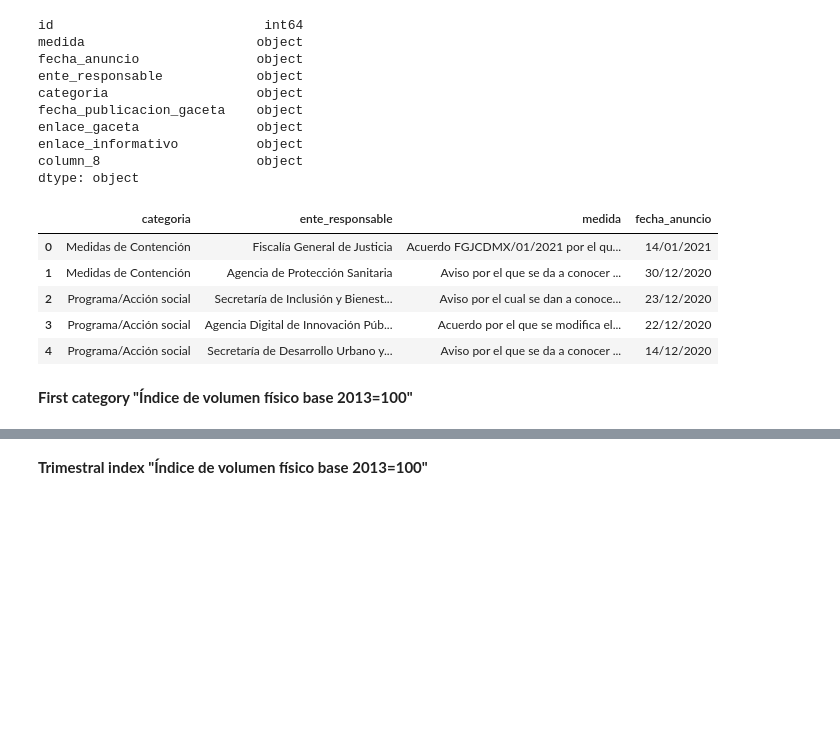
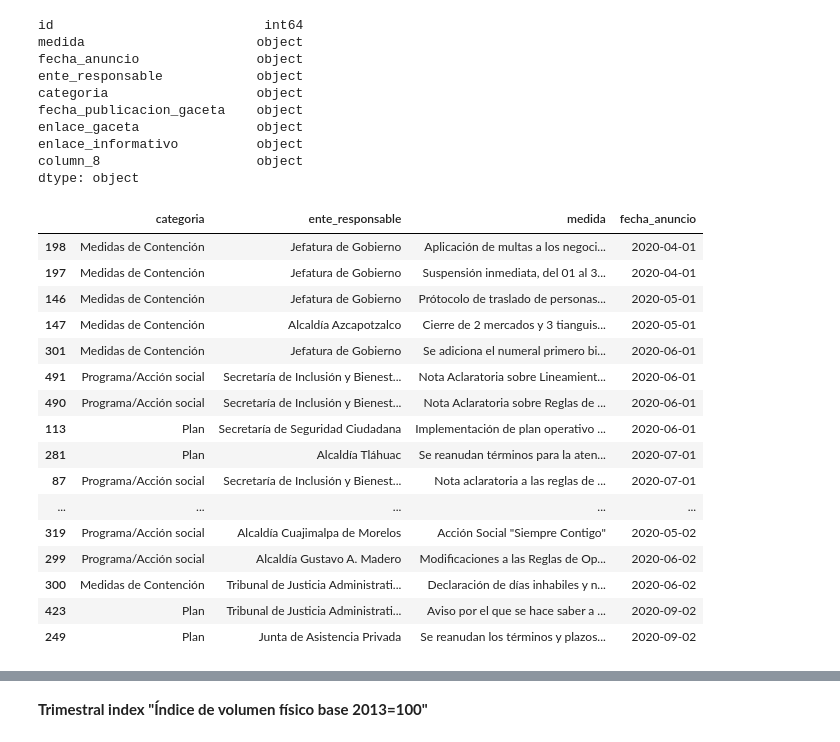
Before and after one commit to martinsingla/data-project, a Jupyter notebook: contingency-measures-covid19.ipynb, the cells around one changed output, grey strips where cells are left out. Saved outputs shown, nothing was run; the diff lists cells and outputs as text; code cells hidden in the pictures; blank space fills up the shorter version.

Commit message:
adding measures info

```diff
--- a/contingency-measures-covid19.ipynb
+++ b/contingency-measures-covid19.ipynb
@@ -56,14 +57,24 @@ dtype: object
 # %%
 # Extract only columns
 reduced_measures_data = measures_data.loc[:, ['categoria', 'ente_responsable','medida','fecha_anuncio']]
-reduced_measures_data.sort_values("fecha_anuncio", ascending=True)
-reduced_measures_data.head()
+reduced_measures_data = reduced_measures_data.sort_values("fecha_anuncio", ascending=True)
+reduced_measures_data['fecha_anuncio'] = pd.to_datetime(reduced_measures_data['fecha_anuncio'],format="%d/%m/%Y")
+reduced_measures_data.head(30)
 # %% [output]
 |  | categoria | ente_responsable | medida | fecha_anuncio |
-| 0 | Medidas de Contención | Fiscalía General de Justicia | Acuerdo FGJCDMX/01/2021 por el qu... | 14/01/2021 |
-| 1 | Medidas de Contención | Agencia de Protección Sanitaria | Aviso por el que se da a conocer ... | 30/12/2020 |
-| 2 | Programa/Acción social | Secretaría de Inclusión y Bienest... | Aviso por el cual se dan a conoce... | 23/12/2020 |
-| 3 | Programa/Acción social | Agencia Digital de Innovación Púb... | Acuerdo por el que se modifica el... | 22/12/2020 |
-| 4 | Programa/Acción social | Secretaría de Desarrollo Urbano y... | Aviso por el que se da a conocer ... | 14/12/2020 |
+| 198 | Medidas de Contención | Jefatura de Gobierno | Aplicación de multas a los negoci... | 2020-04-01 |
+| 197 | Medidas de Contención | Jefatura de Gobierno | Suspensión inmediata, del 01 al 3... | 2020-04-01 |
+| 146 | Medidas de Contención | Jefatura de Gobierno | Prótocolo de traslado de personas... | 2020-05-01 |
+| 147 | Medidas de Contención | Alcaldía Azcapotzalco | Cierre de 2 mercados y 3 tianguis... | 2020-05-01 |
+| 301 | Medidas de Contención | Jefatura de Gobierno | Se adiciona el numeral primero bi... | 2020-06-01 |
+| 491 | Programa/Acción social | Secretaría de Inclusión y Bienest... | Nota Aclaratoria sobre Lineamient... | 2020-06-01 |
+| 490 | Programa/Acción social | Secretaría de Inclusión y Bienest... | Nota Aclaratoria sobre Reglas de ... | 2020-06-01 |
+| 113 | Plan | Secretaría de Seguridad Ciudadana | Implementación de plan operativo ... | 2020-06-01 |
+| 281 | Plan | Alcaldía Tláhuac | Se reanudan términos para la aten... | 2020-07-01 |
+| 87 | Programa/Acción social | Secretaría de Inclusión y Bienest... | Nota aclaratoria a las reglas de ... | 2020-07-01 |
+| ... | ... | ... | ... | ... |
+| 319 | Programa/Acción social | Alcaldía Cuajimalpa de Morelos | Acción Social "Siempre Contigo" | 2020-05-02 |
+| 299 | Programa/Acción social | Alcaldía Gustavo A. Madero | Modificaciones a las Reglas de Op... | 2020-06-02 |
+| 300 | Medidas de Contención | Tribunal de Justicia Administrati... | Declaración de días inhabiles y n... | 2020-06-02 |
+| 423 | Plan | Tribunal de Justicia Administrati... | Aviso por el que se hace saber a ... | 2020-09-02 |
+| 249 | Plan | Junta de Asistencia Privada | Se reanudan los términos y plazos... | 2020-09-02 |
-# %% [markdown]
-**First category "Índice de volumen físico base 2013=100"**
```
Also changed, not shown: parts of 4 cells of this notebook.
